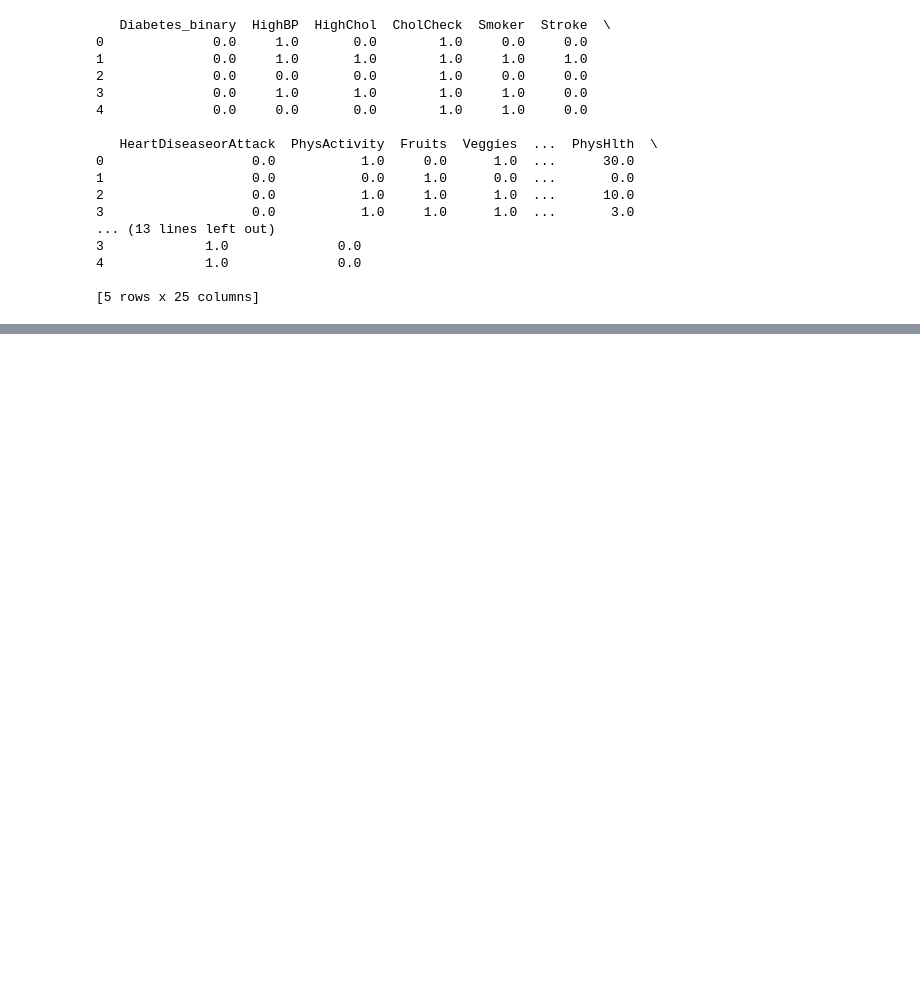
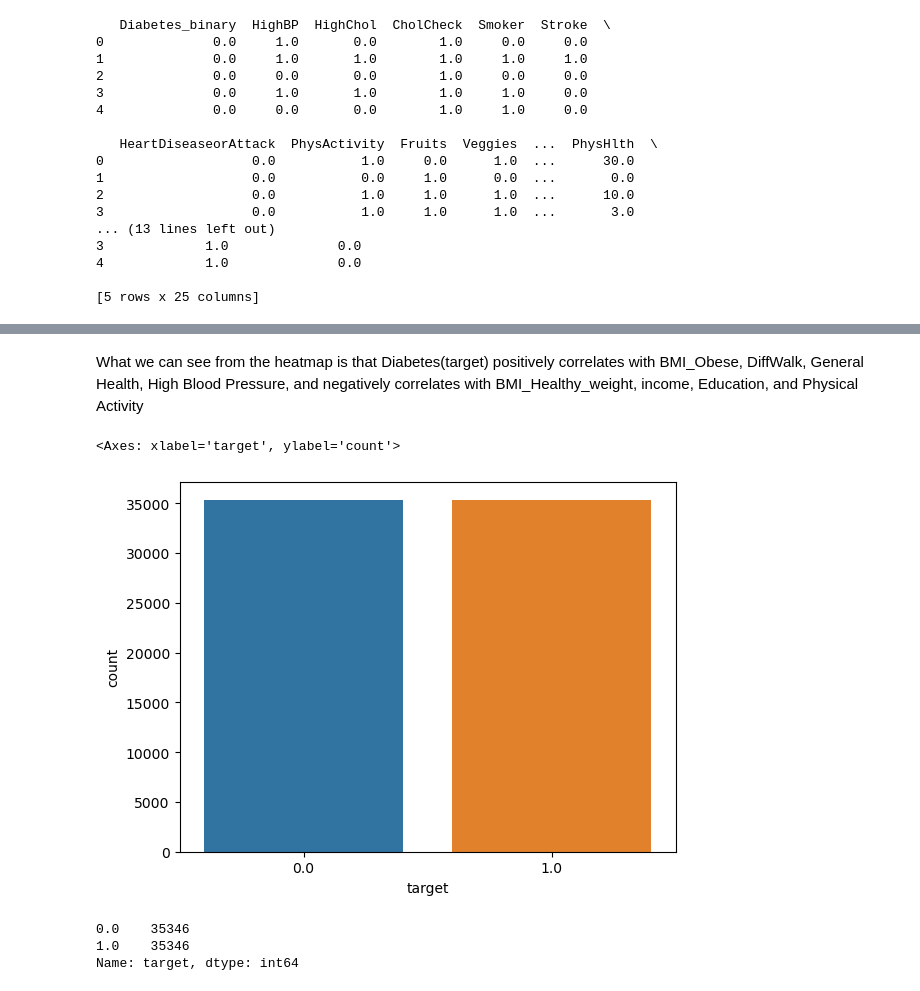
Before and after one commit to ML-Summer/model_grid_search, a Jupyter notebook: model-grid-search.ipynb, the cells around one changed output, grey strips where cells are left out. Saved outputs shown, nothing was run; the diff lists cells and outputs as text; code cells hidden in the pictures; blank space fills up the shorter version.

```diff
--- a/model-grid-search.ipynb
+++ b/model-grid-search.ipynb
@@ -157,0 +231,16 @@ memory usage: 13.5 MB
+# %% [markdown]
+What we can see from the heatmap is that Diabetes(target) positively correlates with BMI_Obese, DiffWalk, General Health, High Blood Pressure, and negatively correlates with BMI_Healthy_weight, income, Education, and Physical Activity
+# %%
+# plot target counts using Seaborn - see if the
+import seaborn as sns
+sns.countplot(data=df,
+          x='target')
+# %% [output]
+<Axes: xlabel='target', ylabel='count'>
+[figure, added]
+# %%
+df['target'].value_counts()
+# %% [output]
+0.0    35346
+1.0    35346
+Name: target, dtype: int64
```
Also changed, not shown: parts of 13 cells of this notebook.
